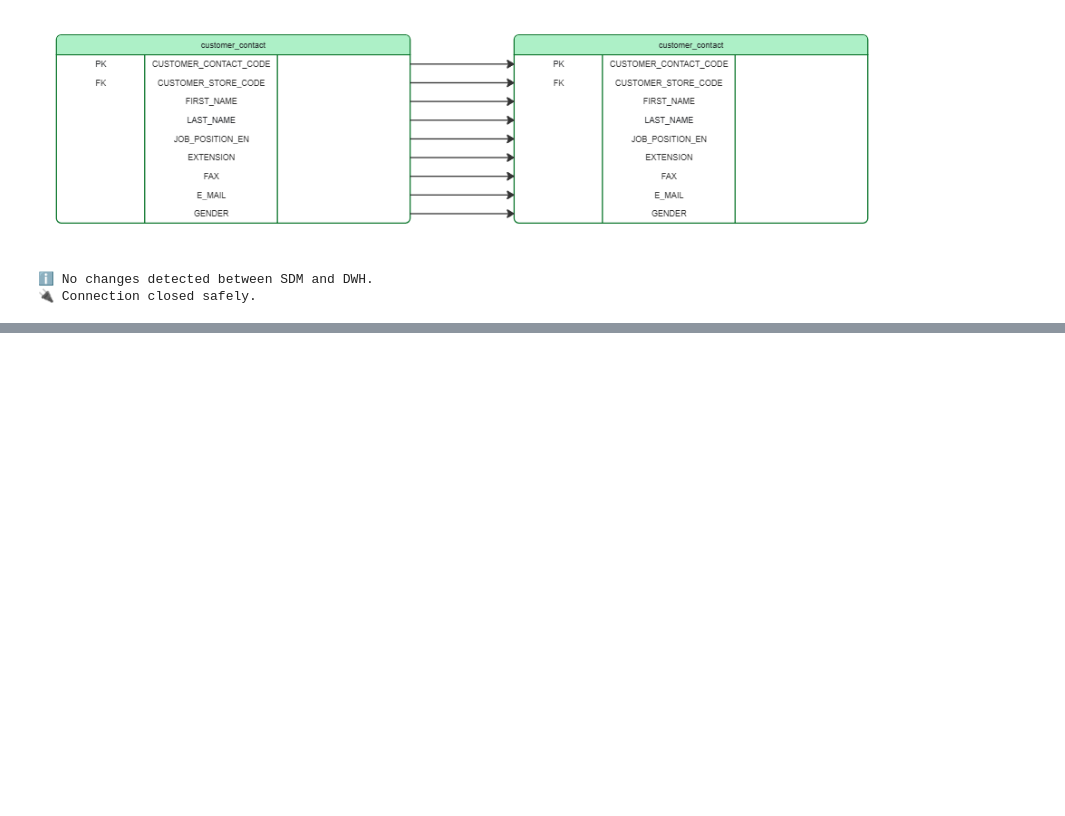
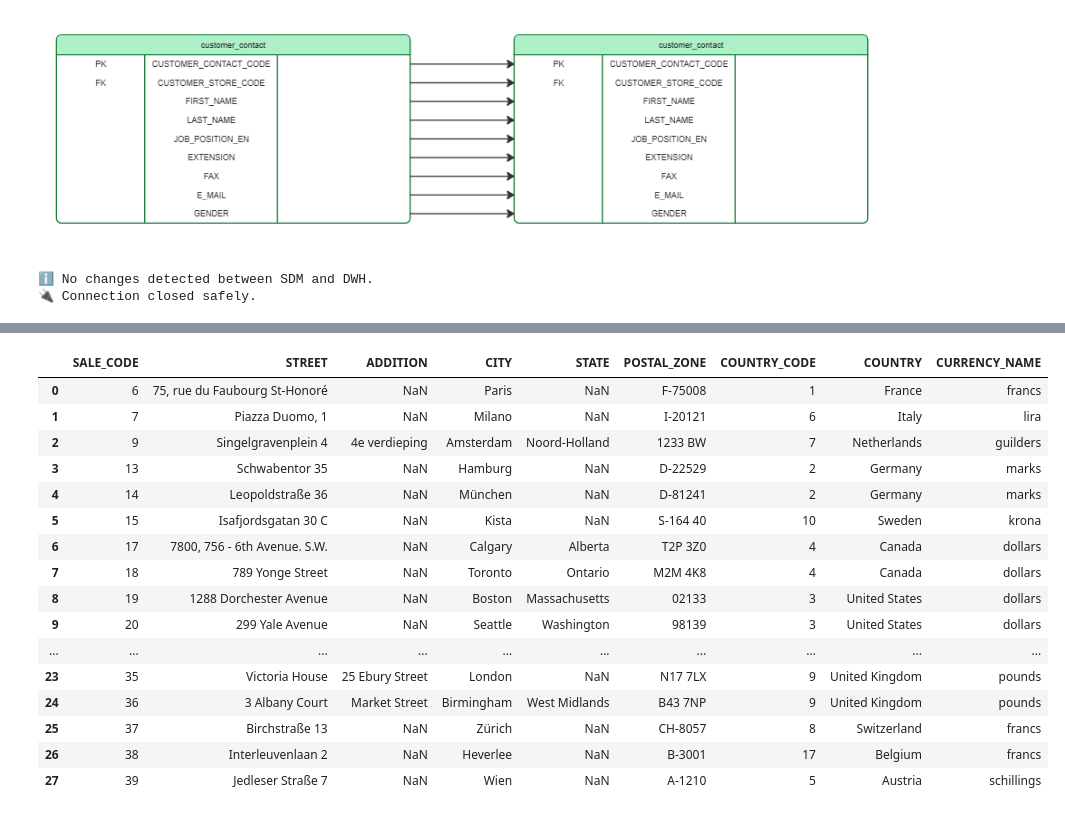
Before and after one commit to SebEmmen/GreatOutdoors, a Jupyter notebook: Warehouse.ipynb, the cells around one changed output, grey strips where cells are left out. Saved outputs shown, nothing was run; the diff lists cells and outputs as text; code cells hidden in the pictures; blank space fills up the shorter version.

```diff
--- a/Warehouse.ipynb
+++ b/Warehouse.ipynb
@@ -672,0 +702,88 @@ finally:
+# %%
+## Customer Store Part
+
+df_sales_branch = pd.read_sql_query("SELECT * FROM Sales_Branch", sdm_conn)
+df_country = pd.read_sql_query("SELECT * FROM Sales_Country", sdm_conn)
+
+df_sales_branch_final = pd.merge(
+    df_sales_branch,
+    df_country,
+    left_on='COUNTRY_CODE',
+    right_on='COUNTRY_CODE',
+    how='left')
+
+#Fix the column names
+# Both tables likely have a 'naam' column, so Pandas makes them 'naam_x' and 'naam_y'
+df_sales_branch_final = df_sales_branch_final.rename(columns={
+    'SALES_BRANCH_CODE': 'SALE_CODE',
+    'ADDRESS1': 'STREET',             # The accessory name
+    'ADDRESS2': 'ADDITION',
+    'REGION': 'STATE'  # The supplier name
+})
+
+df_sales_branch_final = df_sales_branch_final[[
+    'SALE_CODE',
+    'STREET',
+    'ADDITION',
+    'CITY',
+    'POSTAL_ZONE',
+    'COUNTRY_CODE',
+    'COUNTRY',
+    'CURRENCY_NAME'
+]]
+
+
+## Retailer Site Part
+
+df_sales_office = pd.read_sql_query("SELECT * FROM Sales_Office", sdm_conn)
+
+#Fix the column names
+# Both tables likely have a 'naam' column, so Pandas makes them 'naam_x' and 'naam_y'
+df_sales_office = df_sales_office.rename(columns={
+    'SALES_OFFICE_CODE': 'SALE_CODE',
+    'REGION': 'STATE',
+    'ZIPCODE': 'POSTAL_ZONE'  # The supplier name
+})
+
+df_sales_office = df_sales_office[[
+    'SALE_CODE',
+    'STREET',
+    'ADDITION',
+    'CITY',
+    'STATE',
+    'POSTAL_ZONE',
+    'COUNTRY_CODE'
+]]
+
+
+# 1. Identify columns in Customer that ARE NOT in Retailer
+# We keep 'SITE_CODE' because we need it to join!
+unique_sales_cols = [col for col in df_sales_branch_final.columns
+                        if col not in df_sales_office.columns or col == 'SALE_CODE']
+
+# 2. Merge only with those specific columns
+df_sale_final = pd.merge(
+    df_sales_office,
+    df_sales_branch_final[unique_sales_cols],
+    on='SALE_CODE',
+    how='left'
+)
+df_sale_final
+# %% [output]
+|  | SALE_CODE | STREET | ADDITION | CITY | STATE | POSTAL_ZONE | COUNTRY_CODE | COUNTRY | CURRENCY_NAME |
+| 0 | 6 | 75, rue du Faubourg St-Honoré | NaN | Paris | NaN | F-75008 | 1 | France | francs |
+| 1 | 7 | Piazza Duomo, 1 | NaN | Milano | NaN | I-20121 | 6 | Italy | lira |
+| 2 | 9 | Singelgravenplein 4 | 4e verdieping | Amsterdam | Noord-Holland | 1233 BW | 7 | Netherlands | guilders |
+| 3 | 13 | Schwabentor 35 | NaN | Hamburg | NaN | D-22529 | 2 | Germany | marks |
+| 4 | 14 | Leopoldstraße 36 | NaN | München | NaN | D-81241 | 2 | Germany | marks |
+| 5 | 15 | Isafjordsgatan 30 C | NaN | Kista | NaN | S-164 40 | 10 | Sweden | krona |
+| 6 | 17 | 7800, 756 - 6th Avenue. S.W. | NaN | Calgary | Alberta | T2P 3Z0 | 4 | Canada | dollars |
+| 7 | 18 | 789 Yonge Street | NaN | Toronto | Ontario | M2M 4K8 | 4 | Canada | dollars |
+| 8 | 19 | 1288 Dorchester Avenue | NaN | Boston | Massachusetts | 02133 | 3 | United States | dollars |
+| 9 | 20 | 299 Yale Avenue | NaN | Seattle | Washington | 98139 | 3 | United States | dollars |
+| ... | ... | ... | ... | ... | ... | ... | ... | ... | ... |
+| 23 | 35 | Victoria House | 25 Ebury Street | London | NaN | N17 7LX | 9 | United Kingdom | pounds |
+| 24 | 36 | 3 Albany Court | Market Street | Birmingham | West Midlands | B43 7NP | 9 | United Kingdom | pounds |
+| 25 | 37 | Birchstraße 13 | NaN | Zürich | NaN | CH-8057 | 8 | Switzerland | francs |
+| 26 | 38 | Interleuvenlaan 2 | NaN | Heverlee | NaN | B-3001 | 17 | Belgium | francs |
+| 27 | 39 | Jedleser Straße 7 | NaN | Wien | NaN | A-1210 | 5 | Austria | schillings |
```
Also changed, not shown: parts of 9 cells of this notebook, 3 other files.
